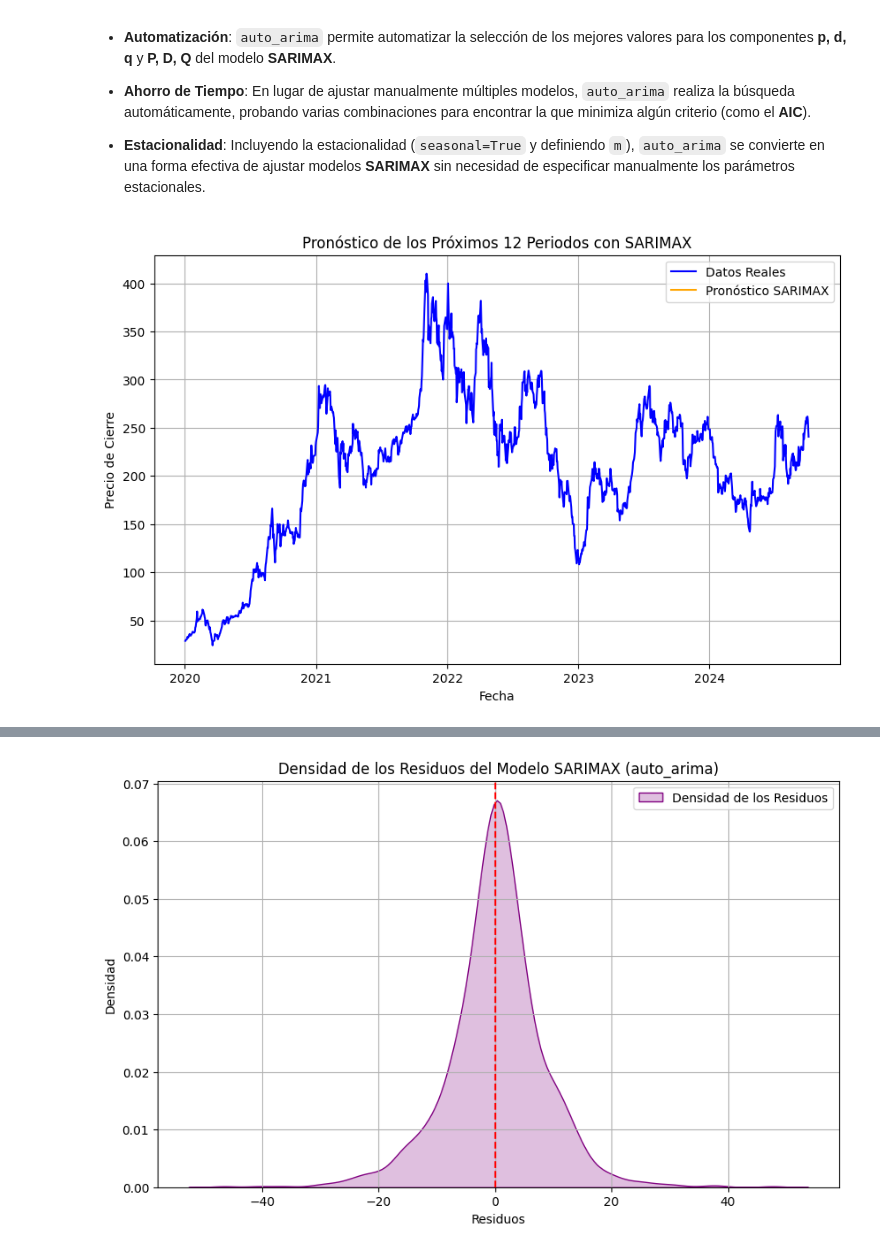
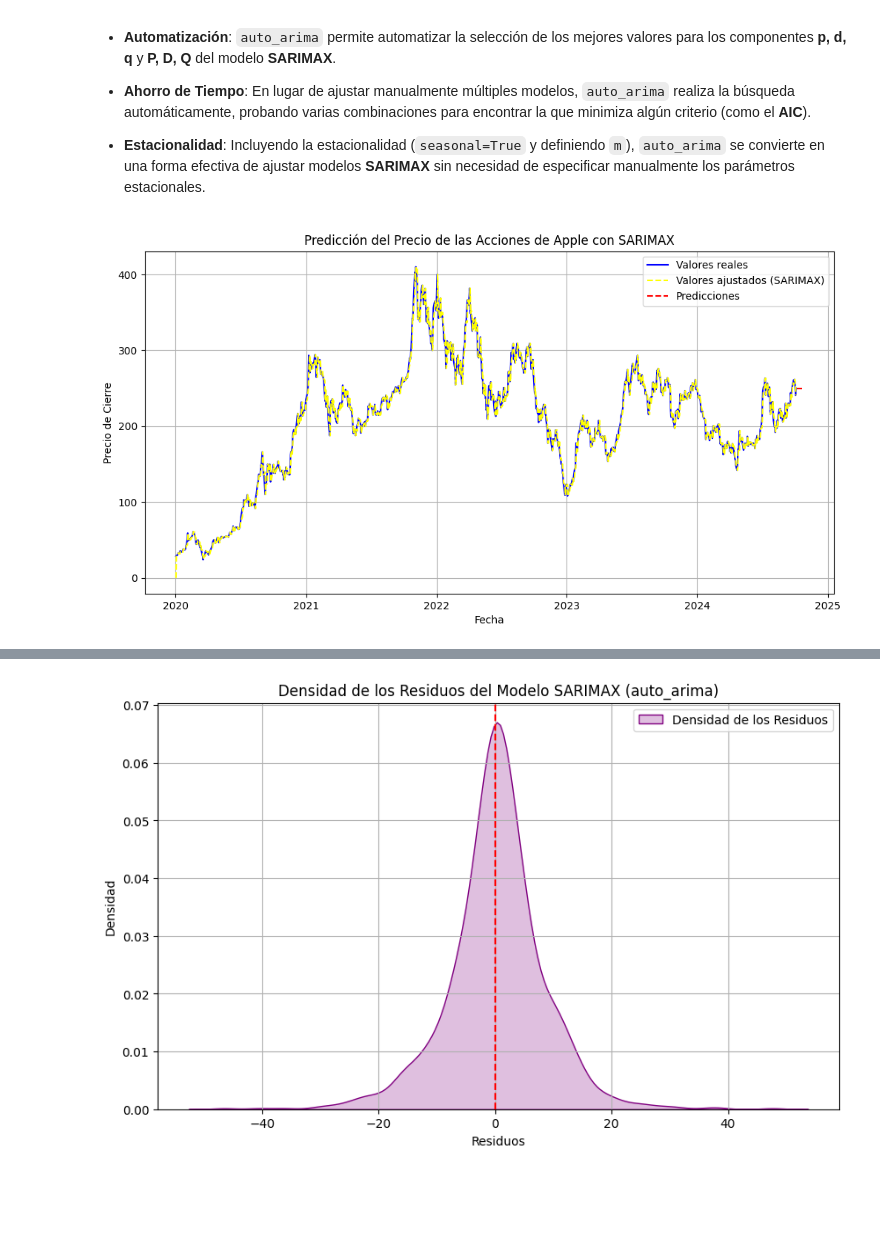
Before and after one commit to andreaescobar111/udla-aanlitica-pred-2024, a Jupyter notebook: S4_Series_Tiempo/1.Presesion/Unidad_No_4_Modelos_AR,MA,_ARMA_SARIMAX.ipynb, the cells around one changed output, grey strips where cells are left out. Cells and saved outputs as stored; diff of their text form; code cells hidden in the pictures; blank space fills up the shorter version.

```diff
--- a/S4_Series_Tiempo/1.Presesion/Unidad_No_4_Modelos_AR,MA,_ARMA_SARIMAX.ipynb
+++ b/S4_Series_Tiempo/1.Presesion/Unidad_No_4_Modelos_AR,MA,_ARMA_SARIMAX.ipynb
@@ -1134,37 +1123,25 @@ dtype: float64
 
 - **Estacionalidad**: Incluyendo la estacionalidad (`seasonal=True` y definiendo `m`), `auto_arima` se convierte en una forma efectiva de ajustar modelos **SARIMAX** sin necesidad de especificar manualmente los parámetros estacionales.
 # %%
-import matplotlib.pyplot as plt
-import pandas as pd
+# Crear un DataFrame para almacenar las fechas futuras
+# Obtener los valores ajustados del modelo
+fitted_values = sarimax_model.predict_in_sample()
+future_dates = pd.date_range(df_filtered.index[-1] + pd.DateOffset(1), periods=12, freq='B')
+forecast_df = pd.DataFrame({'Fecha': future_dates, 'Predicción': forecast}).set_index('Fecha')
 
-# Supongamos que `forecast` contiene las predicciones para los próximos 12 periodos como una lista o Serie
-# Crear un índice de fechas para las predicciones
-last_date = df_filtered.index[-1]  # Última fecha conocida en el DataFrame original
-forecast_index = pd.date_range(start=last_date + pd.Timedelta(days=1), periods=12, freq='M')
-
-# Crear un DataFrame para el pronóstico con el índice de fechas
-forecast_df = pd.DataFrame({'Forecast': forecast}, index=forecast_index)
-
-# Graficar los últimos valores reales y los pronosticados
-plt.figure(figsize=(10, 6))
-
-# Graficar los datos reales hasta el último punto conocido
-plt.plot(df_filtered.index, df_filtered['precio_cierre'], label='Datos Reales', color='blue')
-
-# Graficar el pronóstico
-plt.plot(forecast_df.index, forecast_df['Forecast'], label='Pronóstico SARIMAX', color='orange')
-
-# Personalización del gráfico
+# Graficar los valores reales, los ajustados y las predicciones
+plt.figure(figsize=(12, 6))
+plt.plot(df_filtered.index, df_filtered['precio_cierre'], label='Valores reales', color='blue')
+plt.plot(df_filtered.index, fitted_values, label='Valores ajustados (SARIMAX)', color='yellow', linestyle='--')
+plt.plot(forecast_df.index, forecast_df['Predicción'], label='Predicciones', color='red', linestyle='--')
 plt.xlabel('Fecha')
 plt.ylabel('Precio de Cierre')
-plt.title('Pronóstico de los Próximos 12 Periodos con SARIMAX')
+plt.title('Predicción del Precio de las Acciones de Apple con SARIMAX')
 plt.legend()
 plt.grid(True)
-
-# Mostrar el gráfico
 plt.show()
 # %% [output]
-[figure, old version]
+[figure, new version]
 # %%
 import matplotlib.pyplot as plt
 
```
Also changed, not shown: parts of 30 cells of this notebook, 6 other files.
